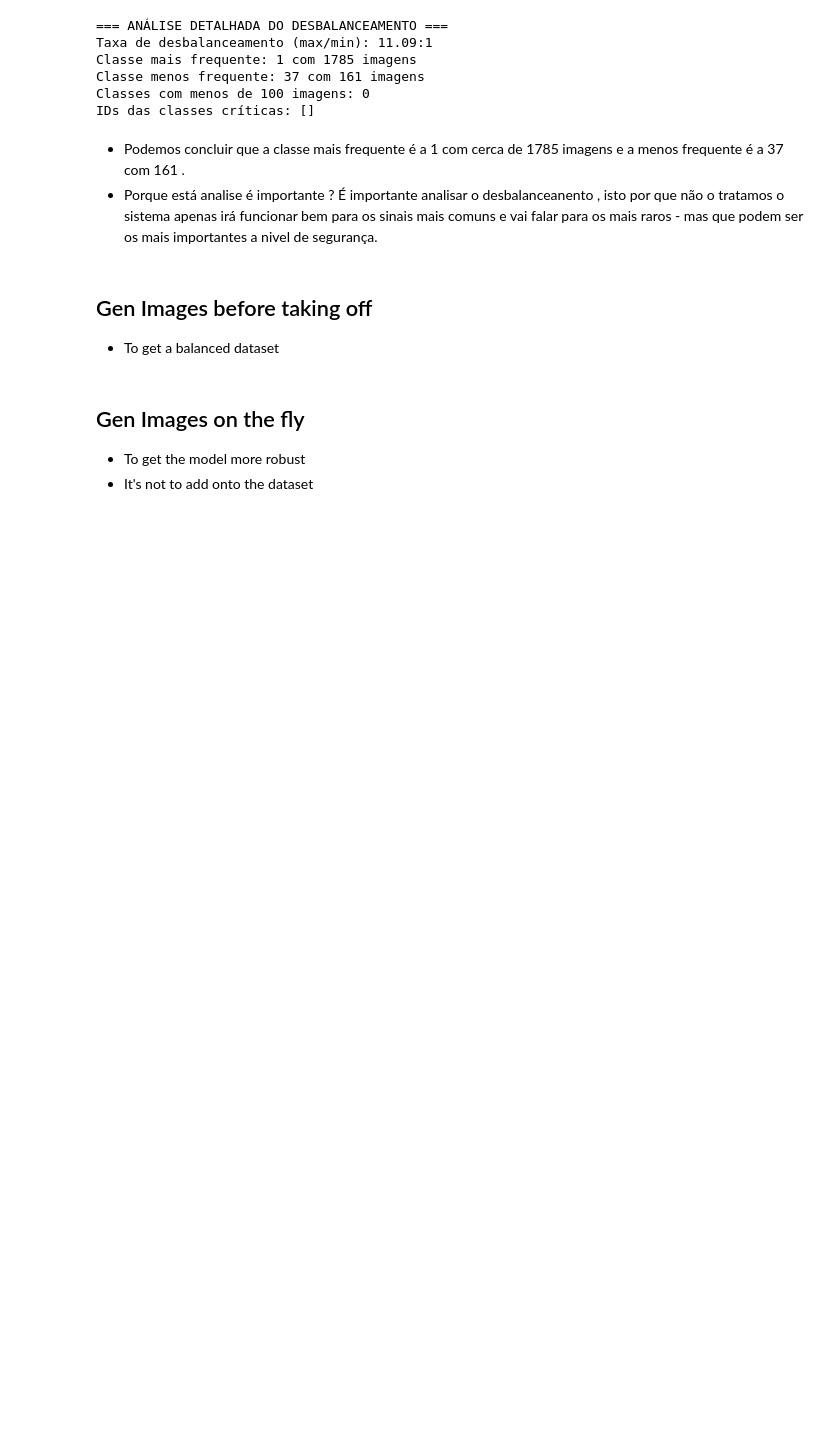
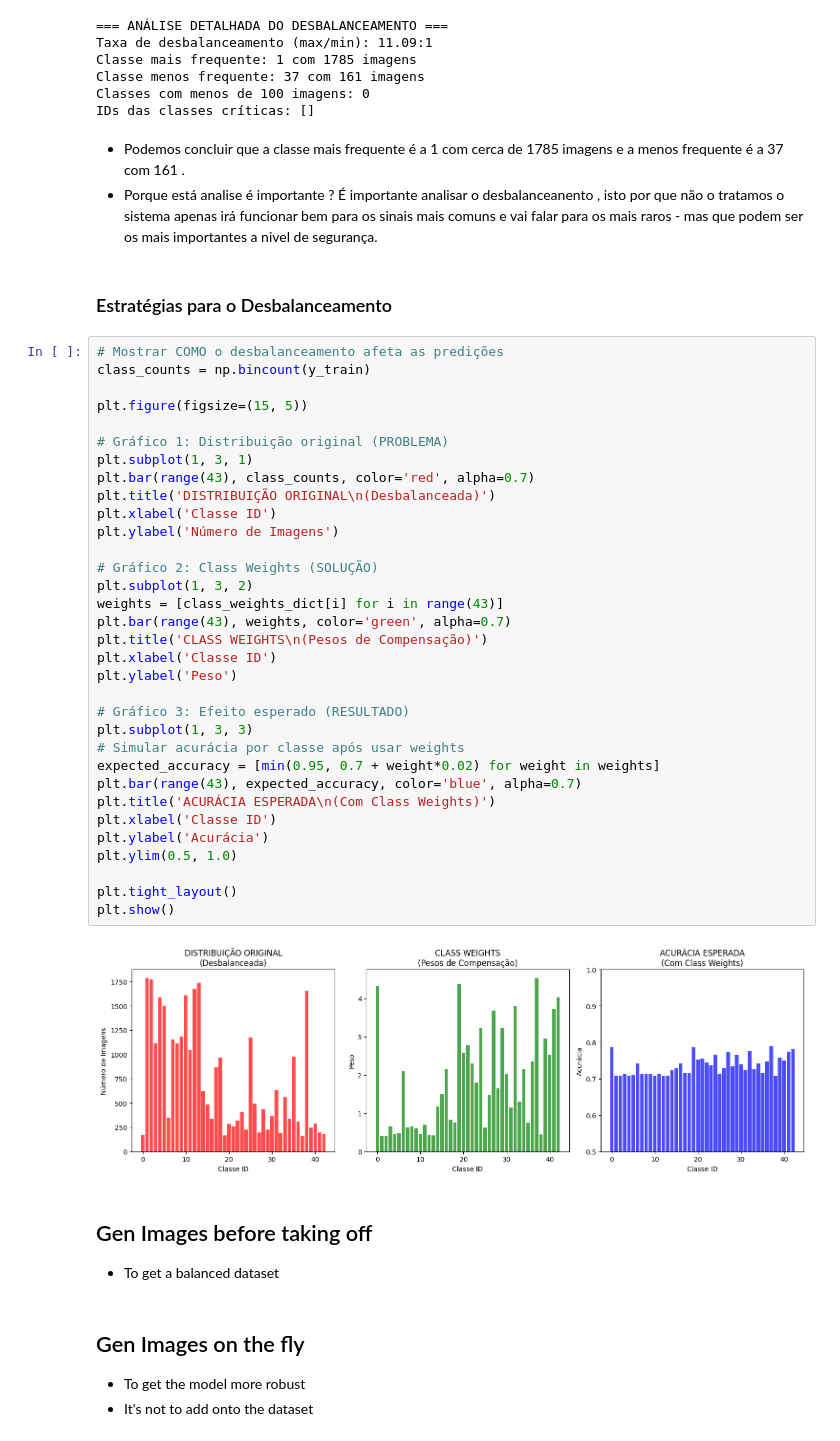
Before and after one commit to Rodrigo-Pinto22/Traffic_Signs_Classification, a Jupyter notebook: Classification.ipynb, the cells around one changed output. Drawn from its saved outputs; the diff is of its cells as text; blank space fills up the shorter version.

Commit message:
Estrategias para resolver o desbalanceamento

```diff
--- a/Classification.ipynb
+++ b/Classification.ipynb
@@ -370,6 +389,43 @@ IDs das classes críticas: []
 # %% [markdown]
 * Podemos concluir que a classe mais frequente é a 1 com cerca de 1785 imagens e a menos frequente é a 37 com 161 .
 * Porque está analise é importante ? É importante analisar o desbalanceanento , isto por que não o tratamos o sistema apenas irá funcionar bem para os sinais mais comuns e vai falar para os mais raros -  mas que podem ser os mais importantes a nivel de segurança.
+# %% [markdown]
+### Estratégias para o Desbalanceamento
+# %%
+# Mostrar COMO o desbalanceamento afeta as predições
+class_counts = np.bincount(y_train)
+
+plt.figure(figsize=(15, 5))
+
+# Gráfico 1: Distribuição original (PROBLEMA)
+plt.subplot(1, 3, 1)
+plt.bar(range(43), class_counts, color='red', alpha=0.7)
+plt.title('DISTRIBUIÇÃO ORIGINAL\n(Desbalanceada)')
+plt.xlabel('Classe ID')
+plt.ylabel('Número de Imagens')
+
+# Gráfico 2: Class Weights (SOLUÇÃO)
+plt.subplot(1, 3, 2)
+weights = [class_weights_dict[i] for i in range(43)]
+plt.bar(range(43), weights, color='green', alpha=0.7)
+plt.title('CLASS WEIGHTS\n(Pesos de Compensação)')
+plt.xlabel('Classe ID')
+plt.ylabel('Peso')
+
+# Gráfico 3: Efeito esperado (RESULTADO)
+plt.subplot(1, 3, 3)
+# Simular acurácia por classe após usar weights
+expected_accuracy = [min(0.95, 0.7 + weight*0.02) for weight in weights]
+plt.bar(range(43), expected_accuracy, color='blue', alpha=0.7)
+plt.title('ACURÁCIA ESPERADA\n(Com Class Weights)')
+plt.xlabel('Classe ID')
+plt.ylabel('Acurácia')
+plt.ylim(0.5, 1.0)
+
+plt.tight_layout()
+plt.show()
+# %% [output]
+[figure, added]
 # %% [markdown]
 ## Gen Images before taking off
 - To get a balanced dataset
```
Also changed, not shown: parts of 2 cells of this notebook.
